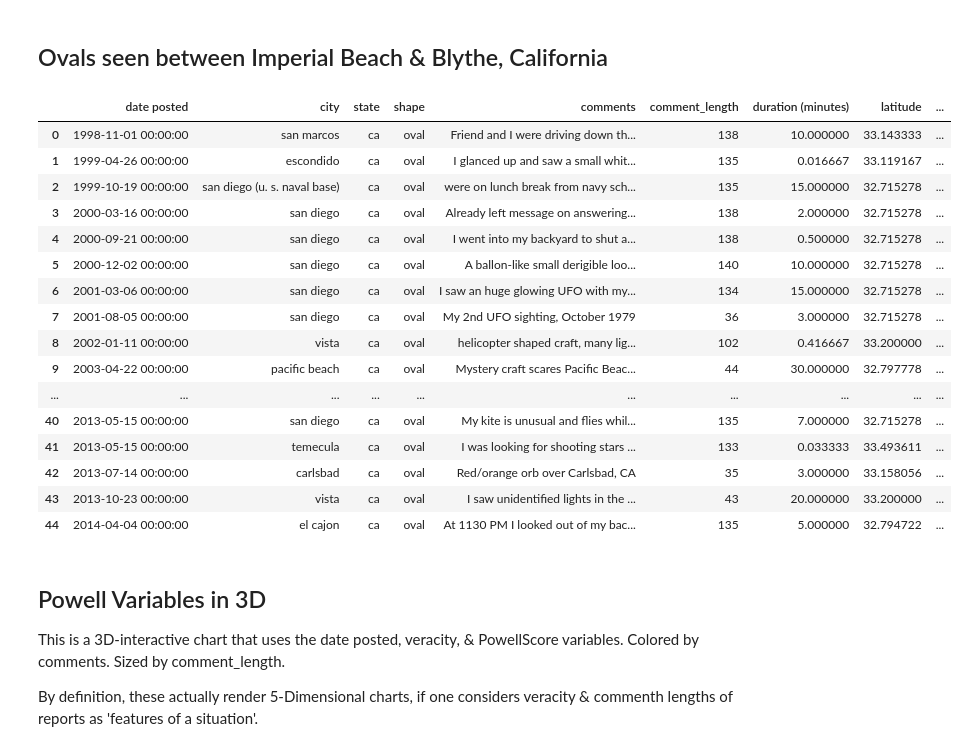
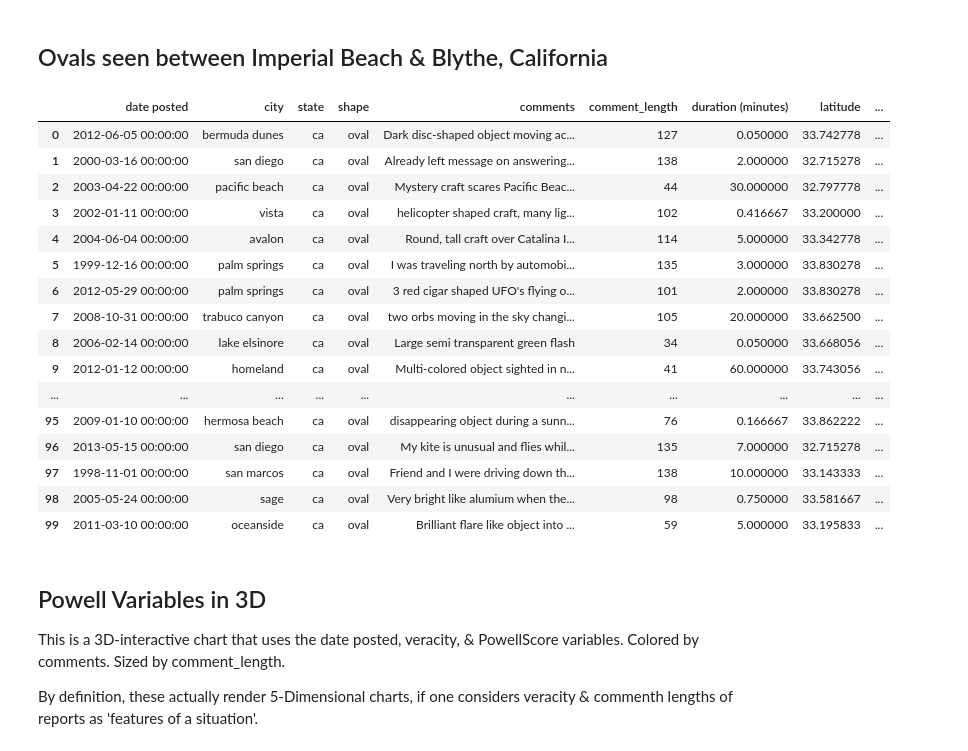
Before and after one commit to DaScient/UACP, a Jupyter notebook: uacp-defining-powellscore-veracity-variables.ipynb, the cells around one changed output. Drawn from its saved outputs; the diff is of its cells as text; code cells hidden in the pictures.

Commit message:
Kaggle Notebook | UACP - Defining PowellScore & Veracity Variables | Version 5

```diff
--- a/uacp-defining-powellscore-veracity-variables.ipynb
+++ b/uacp-defining-powellscore-veracity-variables.ipynb
@@ -195,40 +218,40 @@ robert[columns].sort_values('veracity',ascending=False).head(20).reset_index(dro
 ## Ovals seen between Imperial Beach & Blythe, California
 # %%
 # only ovals
-ca_oval_162 = ca_oval.sort_values(['latitude','longitude']).head(45)
+ca_oval_162 = ca_oval.sort_values(['latitude','longitude']).head(100)
 robert_ca_oval_162 = ca_oval_162
 robert_ca_oval_162["PowellPositive"] = NLP_PowellScore(robert_ca_oval_162['comments'])[0]
 robert_ca_oval_162["PowellNegative"] = NLP_PowellScore(robert_ca_oval_162['comments'])[1]
 robert_ca_oval_162["PowellNeutral"] = NLP_PowellScore(robert_ca_oval_162['comments'])[2]
 
 # PowellScore
 robert_ca_oval_162["PowellScore"] = (robert_ca_oval_162["PowellPositive"]-robert_ca_oval_162["PowellNegative"])/robert_ca_oval_162["PowellNeutral"]
 
 # veracity
 robert_ca_oval_162["veracity"] = robert_ca_oval_162["PowellScore"]*robert_ca_oval_162["comment_length"] # can incorporate lexicon analyses in place of the latter multiple.
 
 
 robert_ca_oval_162[['date posted','city','state','shape','comments','comment_length','duration (minutes)',\
-        'latitude','longitude','PowellPositive','PowellScore','veracity']].sort_values(['date posted','latitude','longitude'],ascending=True).reset_index(drop=True)\
+        'latitude','longitude','PowellPositive','PowellScore','veracity']].sort_values(['veracity'],ascending=True).reset_index(drop=True)\
         .style.background_gradient(cmap ='seismic').set_properties(**{'font-size': '11px'})
 # %% [output]
 |  | date posted | city | state | shape | comments | comment_length | duration (minutes) | latitude | ... |
-| 0 | 1998-11-01 00:00:00 | san marcos | ca | oval | Friend and I were driving down th... | 138 | 10.000000 | 33.143333 | ... |
-| 1 | 1999-04-26 00:00:00 | escondido | ca | oval | I glanced up and saw a small whit... | 135 | 0.016667 | 33.119167 | ... |
-| 2 | 1999-10-19 00:00:00 | san diego (u. s. naval base) | ca | oval | were on lunch break from navy sch... | 135 | 15.000000 | 32.715278 | ... |
-| 3 | 2000-03-16 00:00:00 | san diego | ca | oval | Already left message on answering... | 138 | 2.000000 | 32.715278 | ... |
-| 4 | 2000-09-21 00:00:00 | san diego | ca | oval | I went into my backyard to shut a... | 138 | 0.500000 | 32.715278 | ... |
-| 5 | 2000-12-02 00:00:00 | san diego | ca | oval | A ballon-like small derigible loo... | 140 | 10.000000 | 32.715278 | ... |
-| 6 | 2001-03-06 00:00:00 | san diego | ca | oval | I saw an huge glowing UFO with my... | 134 | 15.000000 | 32.715278 | ... |
-| 7 | 2001-08-05 00:00:00 | san diego | ca | oval | My 2nd UFO sighting, October 1979 | 36 | 3.000000 | 32.715278 | ... |
-| 8 | 2002-01-11 00:00:00 | vista | ca | oval | helicopter shaped craft, many lig... | 102 | 0.416667 | 33.200000 | ... |
-| 9 | 2003-04-22 00:00:00 | pacific beach | ca | oval | Mystery craft scares Pacific Beac... | 44 | 30.000000 | 32.797778 | ... |
+| 0 | 2012-06-05 00:00:00 | bermuda dunes | ca | oval | Dark disc-shaped object moving ac... | 127 | 0.050000 | 33.742778 | ... |
+| 1 | 2000-03-16 00:00:00 | san diego | ca | oval | Already left message on answering... | 138 | 2.000000 | 32.715278 | ... |
+| 2 | 2003-04-22 00:00:00 | pacific beach | ca | oval | Mystery craft scares Pacific Beac... | 44 | 30.000000 | 32.797778 | ... |
+| 3 | 2002-01-11 00:00:00 | vista | ca | oval | helicopter shaped craft, many lig... | 102 | 0.416667 | 33.200000 | ... |
+| 4 | 2004-06-04 00:00:00 | avalon | ca | oval | Round, tall craft over Catalina I... | 114 | 5.000000 | 33.342778 | ... |
+| 5 | 1999-12-16 00:00:00 | palm springs | ca | oval | I was traveling north by automobi... | 135 | 3.000000 | 33.830278 | ... |
+| 6 | 2012-05-29 00:00:00 | palm springs | ca | oval | 3 red cigar shaped UFO's flying o... | 101 | 2.000000 | 33.830278 | ... |
+| 7 | 2008-10-31 00:00:00 | trabuco canyon | ca | oval | two orbs moving in the sky changi... | 105 | 20.000000 | 33.662500 | ... |
+| 8 | 2006-02-14 00:00:00 | lake elsinore | ca | oval | Large semi transparent green flash | 34 | 0.050000 | 33.668056 | ... |
+| 9 | 2012-01-12 00:00:00 | homeland | ca | oval | Multi-colored object sighted in n... | 41 | 60.000000 | 33.743056 | ... |
 | ... | ... | ... | ... | ... | ... | ... | ... | ... | ... |
-| 40 | 2013-05-15 00:00:00 | san diego | ca | oval | My kite is unusual and flies whil... | 135 | 7.000000 | 32.715278 | ... |
-| 41 | 2013-05-15 00:00:00 | temecula | ca | oval | I was looking for shooting stars ... | 133 | 0.033333 | 33.493611 | ... |
-| 42 | 2013-07-14 00:00:00 | carlsbad | ca | oval | Red/orange orb over Carlsbad, CA | 35 | 3.000000 | 33.158056 | ... |
-| 43 | 2013-10-23 00:00:00 | vista | ca | oval | I saw unidentified lights in the ... | 43 | 20.000000 | 33.200000 | ... |
-| 44 | 2014-04-04 00:00:00 | el cajon | ca | oval | At 1130 PM I looked out of my bac... | 135 | 5.000000 | 32.794722 | ... |
+| 95 | 2009-01-10 00:00:00 | hermosa beach | ca | oval | disappearing object during a sunn... | 76 | 0.166667 | 33.862222 | ... |
+| 96 | 2013-05-15 00:00:00 | san diego | ca | oval | My kite is unusual and flies whil... | 135 | 7.000000 | 32.715278 | ... |
+| 97 | 1998-11-01 00:00:00 | san marcos | ca | oval | Friend and I were driving down th... | 138 | 10.000000 | 33.143333 | ... |
+| 98 | 2005-05-24 00:00:00 | sage | ca | oval | Very bright like alumium when the... | 98 | 0.750000 | 33.581667 | ... |
+| 99 | 2011-03-10 00:00:00 | oceanside | ca | oval | Brilliant flare like object into ... | 59 | 5.000000 | 33.195833 | ... |
 # %% [markdown]
 ## Powell Variables in 3D
 This is a 3D-interactive chart that uses the date posted, veracity, & PowellScore variables. Colored by comments. Sized by comment_length.
```
Also changed, not shown: parts of 12 cells of this notebook.
